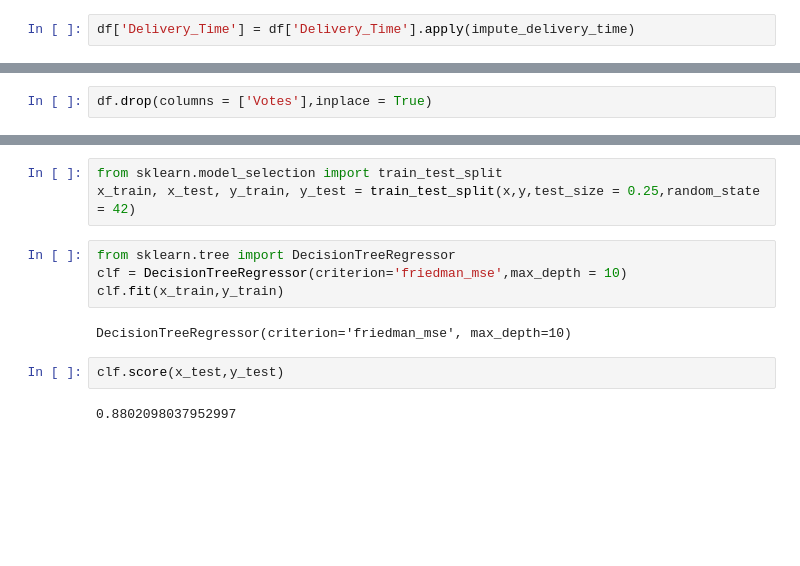
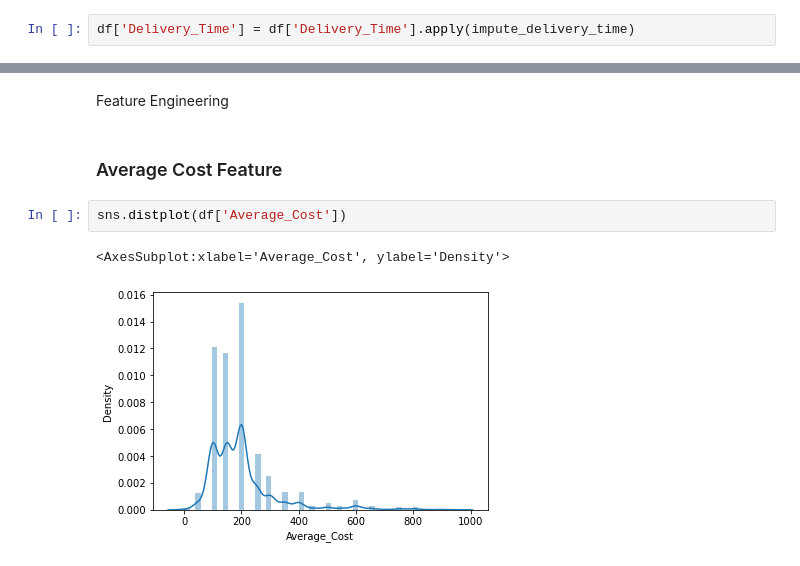
Before and after one commit to syedkhundmir99/Projects, a Jupyter notebook: Delivery Time Prediction.ipynb, the cells around one changed output, grey strips where cells are left out. Saved outputs shown, nothing was run; the diff lists cells and outputs as text; blank space fills up the shorter version.

```diff
--- a/Delivery Time Prediction.ipynb
+++ b/Delivery Time Prediction.ipynb
@@ -147,2 +154,0 @@ ax = sns.heatmap(df.corr(),annot = True)
-# %%
-df.drop(columns = ['Votes'],inplace = True)
@@ -290,13 +155,9 @@ y = df3[['Delivery_Time']]
-# %%
-from sklearn.model_selection import train_test_split
-x_train, x_test, y_train, y_test = train_test_split(x,y,test_size = 0.25,random_state = 42)
-# %%
-from sklearn.tree import DecisionTreeRegressor
-clf = DecisionTreeRegressor(criterion='friedman_mse',max_depth = 10)
-clf.fit(x_train,y_train)
-# %% [output]
-DecisionTreeRegressor(criterion='friedman_mse', max_depth=10)
-# %%
-clf.score(x_test,y_test)
-# %% [output]
-0.8802098037952997
+# %% [markdown]
+Feature Engineering
+# %% [markdown]
+### Average Cost Feature
+# %%
+sns.distplot(df['Average_Cost'])
+# %% [output]
+<AxesSubplot:xlabel='Average_Cost', ylabel='Density'>
+[figure, added]
```
Also changed, not shown: parts of 122 cells of this notebook.
